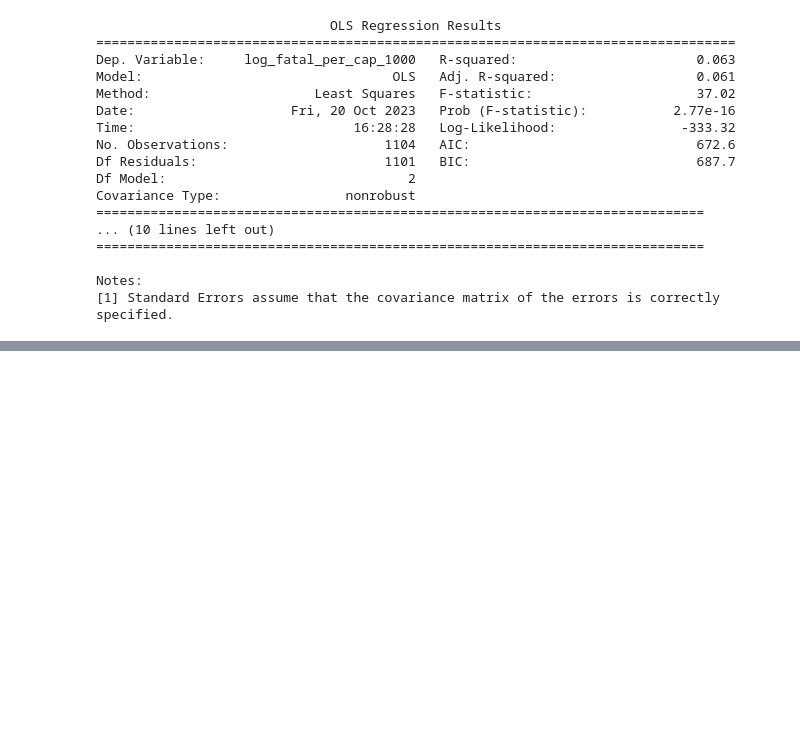
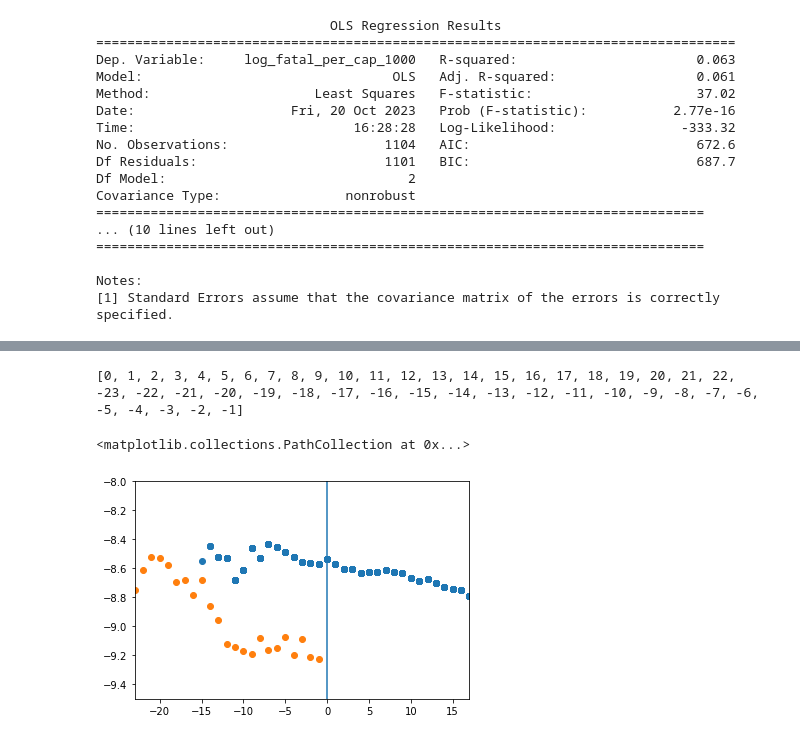
Before and after one commit to yazenkk/ARE213_Fall2023, a Jupyter notebook: PSet 2/Python/ARE213 PSet2 Question1.ipynb, the cells around one changed output, grey strips where cells are left out. Drawn from its saved outputs; the diff is of its cells as text; code cells hidden in the pictures; blank space fills up the shorter version.

```diff
--- a/PSet 2/Python/ARE213 PSet2 Question1.ipynb
+++ b/PSet 2/Python/ARE213 PSet2 Question1.ipynb
@@ -290,11 +342,23 @@ See the caveats in the documentation: https://pandas.pydata.org/pandas-docs/stab
 # %%
-df['meanss'] = df['years_post_sec']
+df1['meanss'] = df1['years_post_sec']
 
+print(list(set(list(df1['years_post_sec']))))
+for y in list(set(list(df1['years_post_sec']))):
+    df1['meanss'] = df1['meanss'].replace(y, df1[(df1['years_post_sec']==y) & (df1['never_treats'] == 1)]['log_fatal_per_cap'].mean())
 
-for y in list(set(list(df['years_post_sec']))):
-    df['meanss'] = df['meanss'].replace(y, df[(df['years_post_sec']==y) & (df['never_treats'] == 1)]['log_fatal_per_cap'].mean())
+df1['meanss_nopol'] = df1['years_post_sec']
 
-df['meanss_nopol'] = df['years_post_sec']
-
-for y in list(set(list(df['years_post_sec']))):
-    df['meanss_nopol'] = df['meanss_nopol'].replace(y, df[(df['years_post_sec']==y) & (df['never_treats'] == 0)]['log_fatal_per_cap'].mean())
+for y in list(set(list(df1['years_post_sec']))):
+    df1['meanss_nopol'] = df1['meanss_nopol'].replace(y, df1[(df1['years_post_sec']==y) & (df1['never_treats'] == 0)]['log_fatal_per_cap'].mean())
+# %% [output]
+[0, 1, 2, 3, 4, 5, 6, 7, 8, 9, 10, 11, 12, 13, 14, 15, 16, 17, 18, 19, 20, 21, 22, -23, -22, -21, -20, -19, -18, -17, -16, -15, -14, -13, -12, -11, -10, -9, -8, -7, -6, -5, -4, -3, -2, -1]
+# %%
+plt.axvline(x = 0)
+plt.xlim(right=17)
+plt.xlim(left=-23)
+plt.ylim(-9.5, -8)
+plt.scatter(df1[df1['never_treats']==1]['years_post_sec'], df1[df1['never_treats']==1]['meanss'])
+plt.scatter(df1[df1['never_treats']==0]['years_post_sec'], df1[df1['never_treats']==0]['meanss_nopol'])
+# %% [output]
+<matplotlib.collections.PathCollection at 0x...>
+[figure, added]
```
Also changed, not shown: parts of 9 cells of this notebook.
